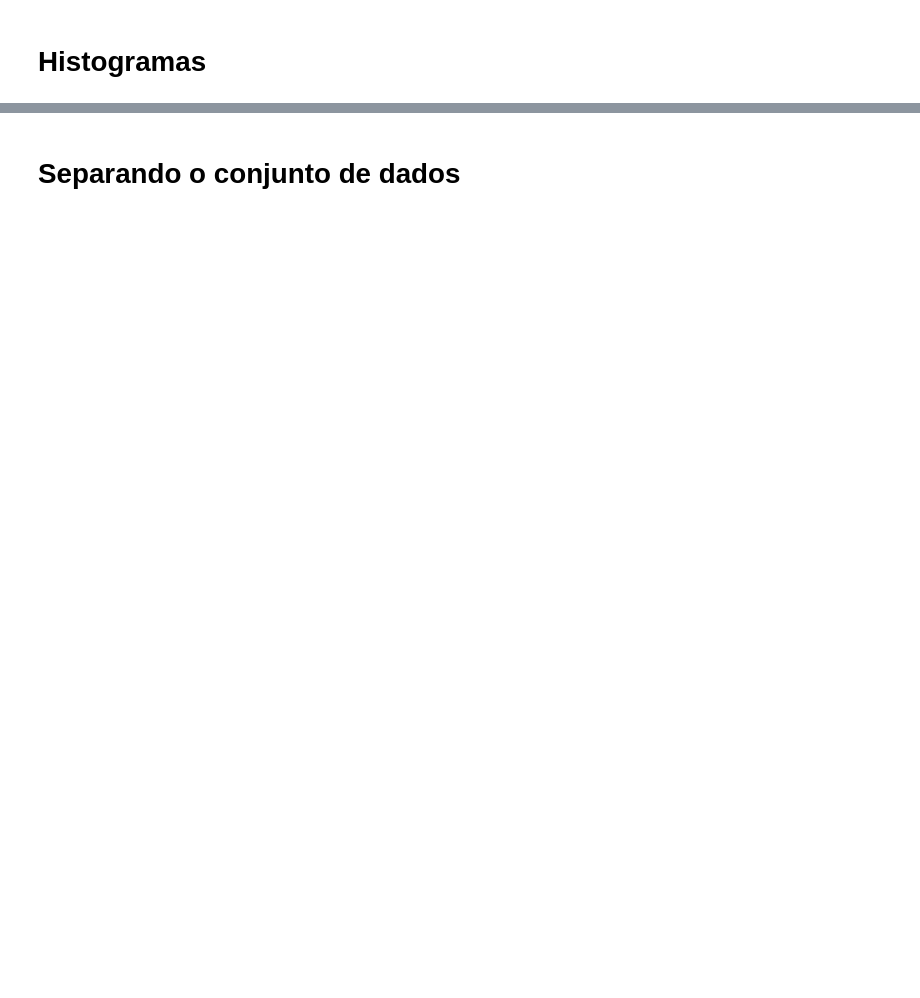
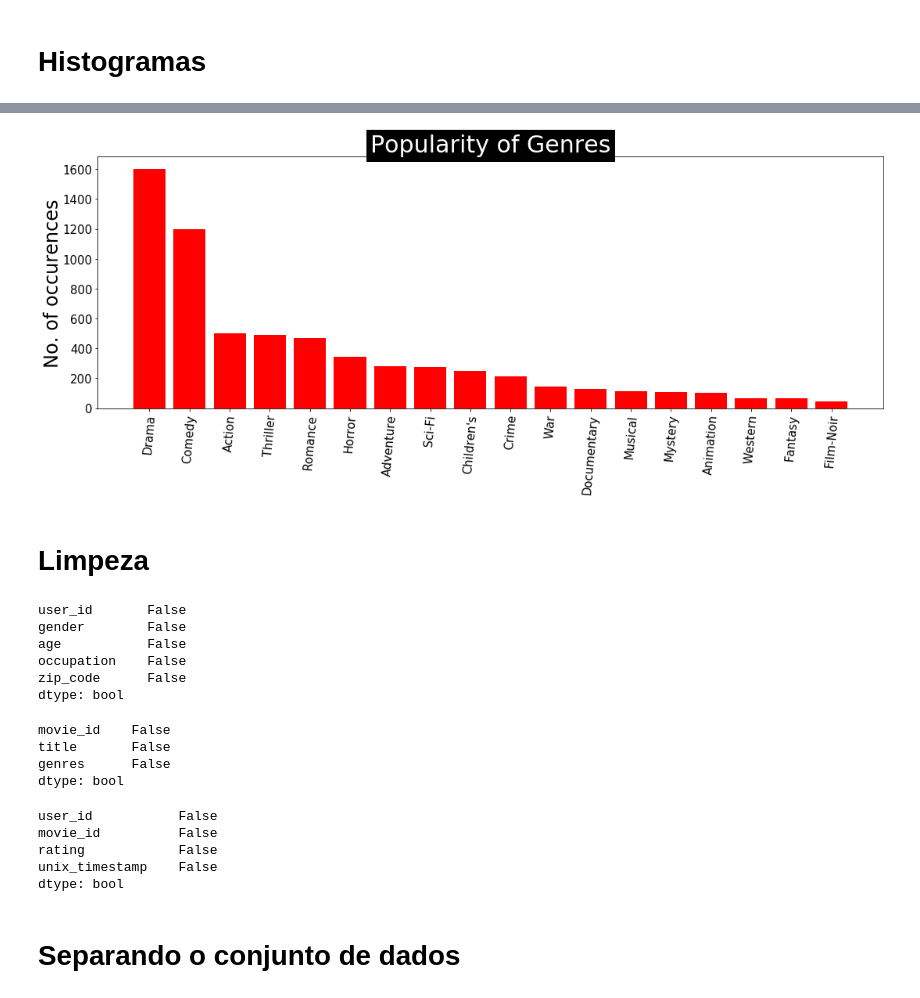
Before and after one commit to juarezsacenti/kg-summ-rec, a Jupyter notebook: AED/aed-ml1m.ipynb, the cells around one changed output, grey strips where cells are left out. Cells and saved outputs as stored; diff of their text form; code cells hidden in the pictures; blank space fills up the shorter version.

```diff
--- a/AED/aed-ml1m.ipynb
+++ b/AED/aed-ml1m.ipynb
@@ -345,2 +485,47 @@ plt.show()
+# %%
+# lets display the same result in the histogram
+fig = plt.figure(1, figsize=(18,13))
+ax2 = fig.add_subplot(2,1,2)
+y_axis = [i[1] for i in trunc_occurences]
+x_axis = [k for k,i in enumerate(trunc_occurences)]
+x_label = [i[0] for i in trunc_occurences]
+plt.xticks(rotation=85, fontsize = 15)
+plt.yticks(fontsize = 15)
+plt.xticks(x_axis, x_label)
+plt.ylabel("No. of occurences", fontsize = 24, labelpad = 0)
+ax2.bar(x_axis, y_axis, align = 'center', color='r')
+plt.title("Popularity of Genres",bbox={'facecolor':'k', 'pad':5},color='w',fontsize = 30)
+plt.show()
+# %% [output]
+[figure, added]
+# %% [markdown]
+# Limpeza
+# %%
+#is any row null
+users.isnull().any()
+# %% [output]
+user_id       False
+gender        False
+age           False
+occupation    False
+zip_code      False
+dtype: bool
+# %%
+#is any row null
+movies.isnull().any()
+# %% [output]
+movie_id    False
+title       False
+genres      False
+dtype: bool
+# %%
+#is any row null
+ratings.isnull().any()
+# %% [output]
+user_id           False
+movie_id          False
+rating            False
+unix_timestamp    False
+dtype: bool
 # %% [markdown]
 # Separando o conjunto de dados
```
Also changed, not shown: parts of 33 cells of this notebook, 1 other file.
